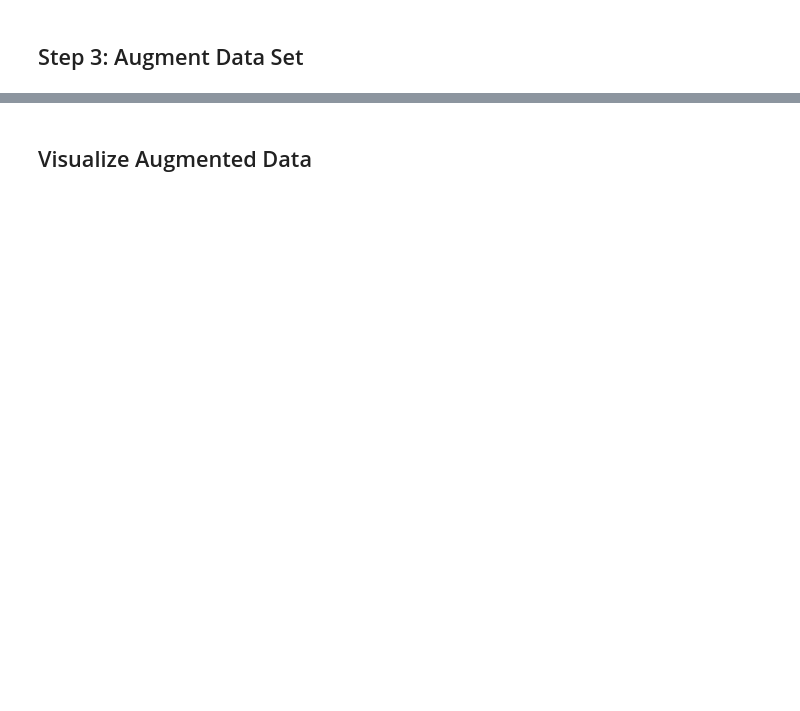
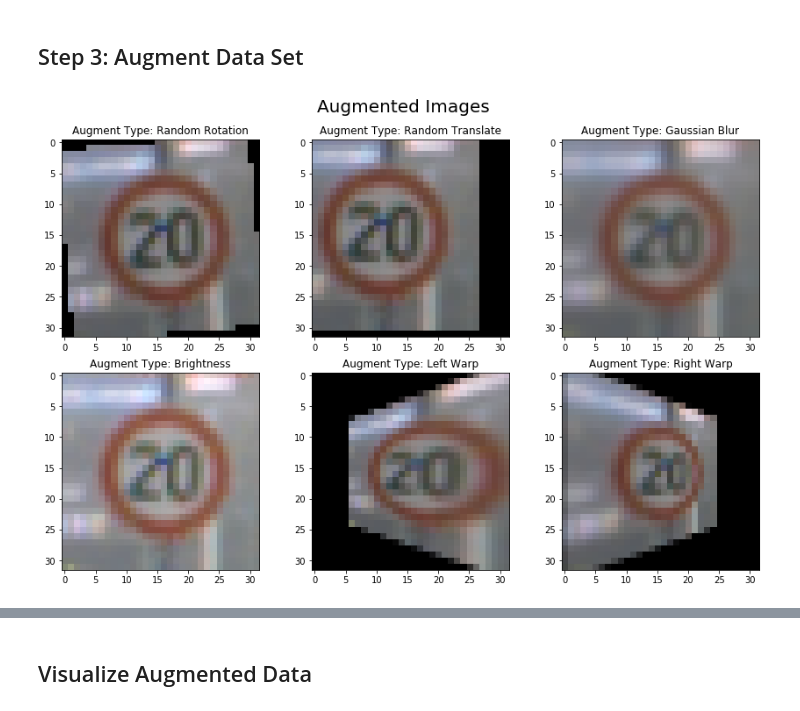
Before and after one commit to dgelven1/Udacity-Self-Driving-Car-, a Jupyter notebook: CarND-Traffic-Sign-Classifier-Project/Traffic_Sign_Classifier_V3.ipynb, the cells around one changed output, grey strips where cells are left out. Drawn from its saved outputs; the diff is of its cells as text; code cells hidden in the pictures; blank space fills up the shorter version.

```diff
--- a/CarND-Traffic-Sign-Classifier-Project/Traffic_Sign_Classifier_V3.ipynb
+++ b/CarND-Traffic-Sign-Classifier-Project/Traffic_Sign_Classifier_V3.ipynb
@@ -199,7 +219,7 @@ add_images = []
 add_y = []
 histogram = np.histogram(y_train, bins=bins)
 
-min_val = 1800
+min_val = 1500
 for i in range(len(histogram[1])-1):
     curr_val = histogram[0][i]
     while curr_val < min_val:
@@ -263,7 +304,7 @@ def rand_translate(image):
     return image
 
 def gauss_blur(image):
-    x = random.randrange(1,3,2)
+    x = random.randrange(1,7,2)
     image = cv2.GaussianBlur(image,(x, x), 0)
     return image
 
@@ -277,7 +318,7 @@ def increase_brightness(image, value=30):
 
     final_hsv = cv2.merge((h, s, v))
     img = cv2.cvtColor(final_hsv, cv2.COLOR_HSV2BGR)
-    return image
+    return img
 
 def left_warp(image):
     rows = image.shape[0]
@@ -342,3 +383,28 @@ Augmentation = {
     'Left Warp' : left_warp,
     'Right Warp' : right_warp
 }
+# %%
+######### View Augmented Data types ############################
+test_img = X_train[10000]
+Aug_img = []
+Key_name = []
+for keys,values in Augmentation.items():
+    new_img = Augmentation[keys](test_img)
+    Aug_img.append(new_img)
+    Key_name.append(keys)
+
+cols = 3
+rows = 2
+fig = plt.figure(figsize=(12,8))
+fig.suptitle('Augmented Images', fontsize=20)
+
+for i in range(1,rows*cols+1):
+    ax = fig.add_subplot(rows,cols,i)
+    ax.set_title('Augment Type: {}'.format(Key_name[i-1]))
+    plt.imshow(Aug_img[i-1])
+
+fig.tight_layout()
+fig.subplots_adjust(top=0.9)
+fig.savefig('Writeup_images/Augmented_Data.png')
+# %% [output]
+[figure, added]
```
Also changed, not shown: parts of 18 cells of this notebook, 12 other files.
